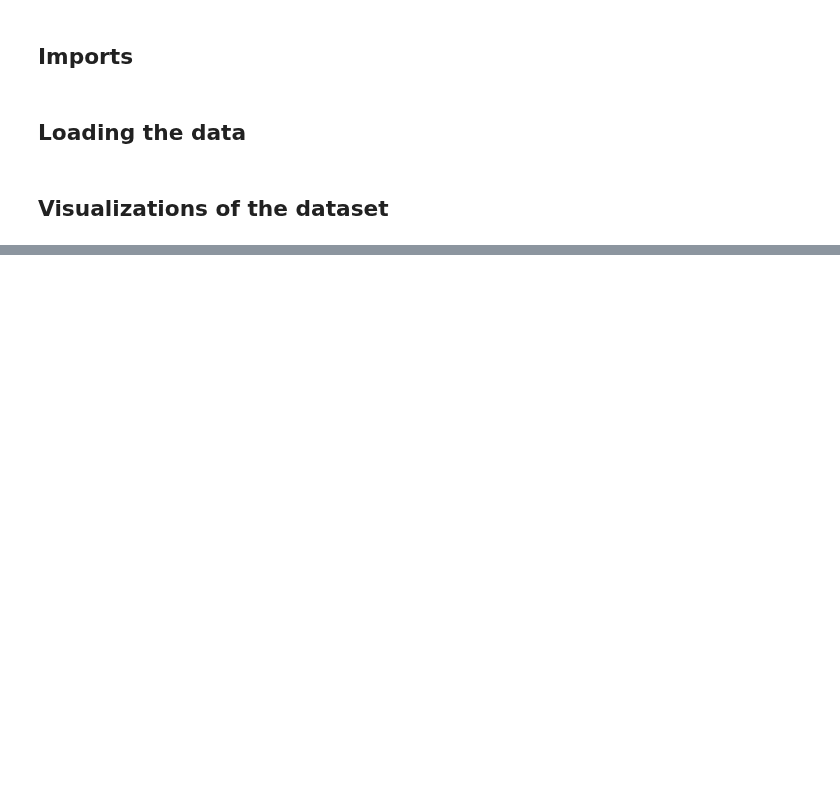
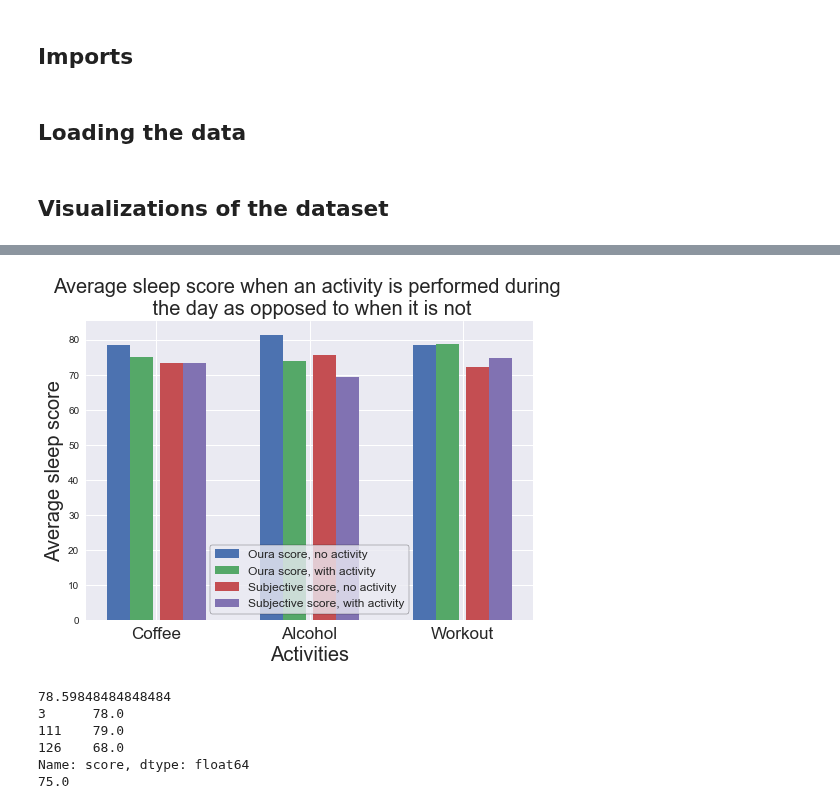
Before and after one commit to thalianajjar/internship_code, a Jupyter notebook: data_visualization.ipynb, the cells around one changed output, grey strips where cells are left out. Drawn from its saved outputs; the diff is of its cells as text; code cells hidden in the pictures; blank space fills up the shorter version.

```diff
--- a/data_visualization.ipynb
+++ b/data_visualization.ipynb
@@ -35,0 +44,68 @@ plot_sleep_scores(df)
+# %%
+def average(lst):
+    return sum(lst) / len(lst)
+
+def plot_activities_effect(df):
+
+    # X = ['Coffee', 'Alcohol', 'Workout', 'Stress relieving activity']
+    X = ['Coffee', 'Alcohol', 'Workout']
+
+    average_no_coffee = average(df[pd.isna(df['coffee_time'])].score)
+    average_coffee = average(df[~(pd.isna(df['coffee_time']))].score)
+
+    average_no_alcohol = average(df[pd.isna(df['alcohol_time'])].score)
+    average_alcohol = average(df[~(pd.isna(df['alcohol_time']))].score)
+
+    average_no_workout = average(df[pd.isna(df['workout_time'])].score)
+    average_workout = average(df[~(pd.isna(df['workout_time']))].score)
+
+    # average_no_stress_relief = average(df[pd.isna(df['stress_relief_time'])].score)
+    # average_stress_relief = average(df[~(pd.isna(df['stress_relief_time']))].score)
+
+    # y_absent = [average_no_coffee, average_no_alcohol, average_no_workout, average_no_stress_relief]
+    # y_present = [average_coffee, average_alcohol, average_workout, average_stress_relief]
+
+    y_absent = [average_no_coffee, average_no_alcohol, average_no_workout]
+    y_present = [average_coffee, average_alcohol, average_workout]
+
+    sub_average_no_coffee = average(df[pd.isna(df['coffee_time'])].subjective_sleep_score)
+    sub_average_coffee = average(df[~(pd.isna(df['coffee_time']))].subjective_sleep_score)
+
+    sub_average_no_alcohol = average(df[pd.isna(df['alcohol_time'])].subjective_sleep_score)
+    sub_average_alcohol = average(df[~(pd.isna(df['alcohol_time']))].subjective_sleep_score)
+
+    sub_average_no_workout = average(df[pd.isna(df['workout_time'])].subjective_sleep_score)
+    sub_average_workout = average(df[~(pd.isna(df['workout_time']))].subjective_sleep_score)
+
+    y_absent_sub = [sub_average_no_coffee, sub_average_no_alcohol, sub_average_no_workout]
+    y_present_sub = [sub_average_coffee, sub_average_alcohol, sub_average_workout]
+
+    X_axis = np.arange(len(X))
+
+    plt.bar(X_axis - 0.25, y_absent, 0.15, label = 'Oura score, no activity')
+    plt.bar(X_axis - 0.10, y_present, 0.15, label = 'Oura score, with activity')
+    plt.bar(X_axis + 0.10, y_absent_sub, 0.15, label = 'Subjective score, no activity')
+    plt.bar(X_axis + 0.25, y_present_sub, 0.15, label = 'Subjective score, with activity')
+
+    plt.xticks(X_axis, X, fontsize=17)
+    plt.xlabel("Activities", fontsize=20)
+    plt.ylabel("Average sleep score", fontsize=20)
+    plt.title("Average sleep score when an activity is performed during \n the day as opposed to when it is not", fontsize=20)
+    plt.legend(prop={'size': 12}, frameon=True, loc="best").get_frame().set_edgecolor('k')
+    plt.show()
+
+plot_activities_effect(df)
+# %% [output]
+[figure, added]
+# %%
+
+print(average(df[pd.isna(df['coffee_time'])].score))
+print(df[~(pd.isna(df['coffee_time']))].score)
+print(average(df[~(pd.isna(df['coffee_time']))].score))
+# %% [output]
+78.59848484848484
+3      78.0
+111    79.0
+126    68.0
+Name: score, dtype: float64
+75.0
```
Also changed, not shown: parts of 3 cells of this notebook, 2 other files.
